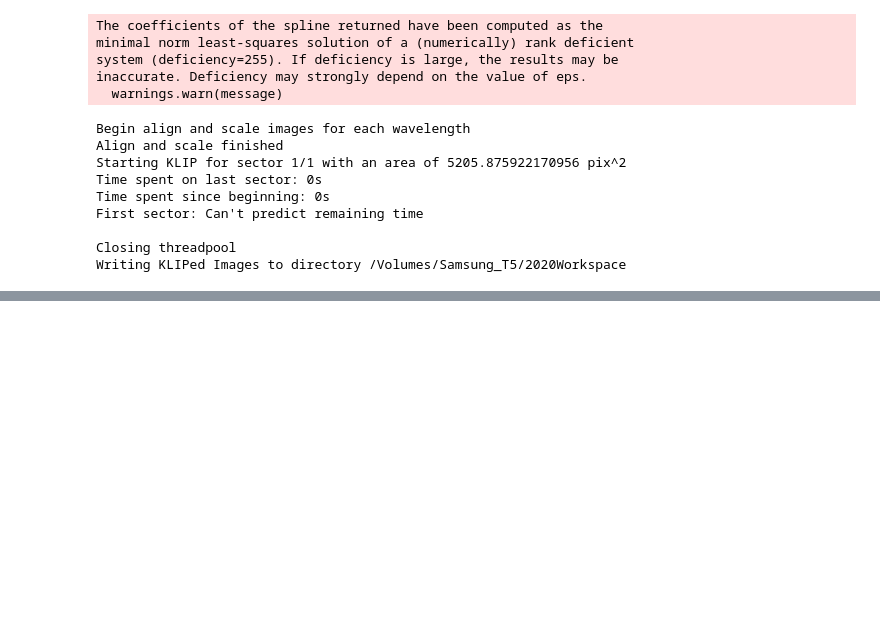
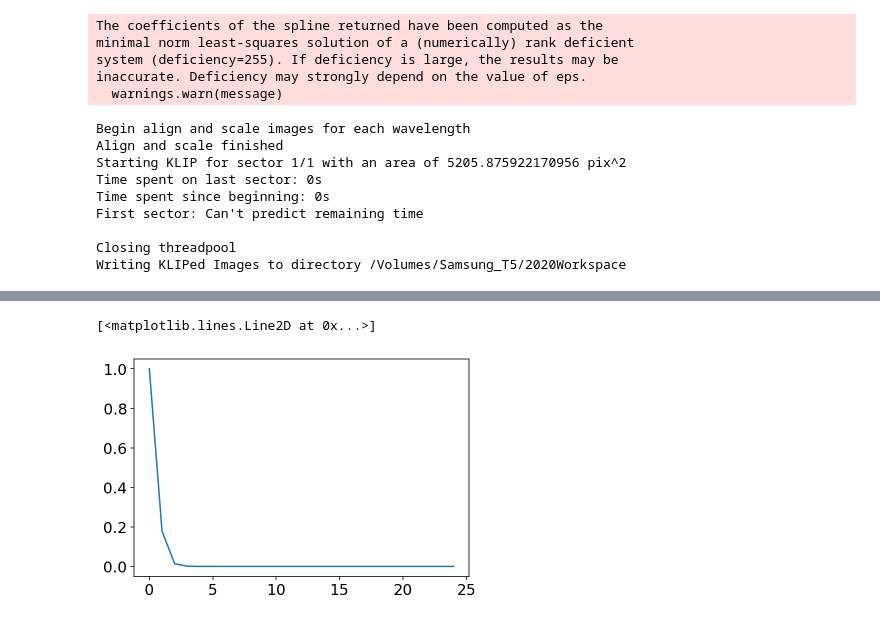
Before and after one commit to jeaadams/2020Workspace, a Jupyter notebook: autocorrelation.ipynb, the cells around one changed output, grey strips where cells are left out. Cells and saved outputs as stored; diff of their text form; code cells hidden in the pictures; blank space fills up the shorter version.

```diff
--- a/autocorrelation.ipynb
+++ b/autocorrelation.ipynb
@@ -220,0 +268,15 @@ plt.plot(summation)
+# %%
+import numpy as np
+from scipy.special import gamma, kv
+import matplotlib.pyplot as plt
+
+def matern_32(r, l):
+    part1 = 1 + (np.sqrt(3))*(r/l)
+    part2 = np.exp(-np.sqrt(3)*(r/l))
+    return part1*part2
+# %%
+matern = matern_32(r = np.array(p1_lag), l = 0.55)
+plt.plot(matern)
+# %% [output]
+[<matplotlib.lines.Line2D at 0x...>]
+[figure, added]
```
Also changed, not shown: parts of 31 cells of this notebook.
